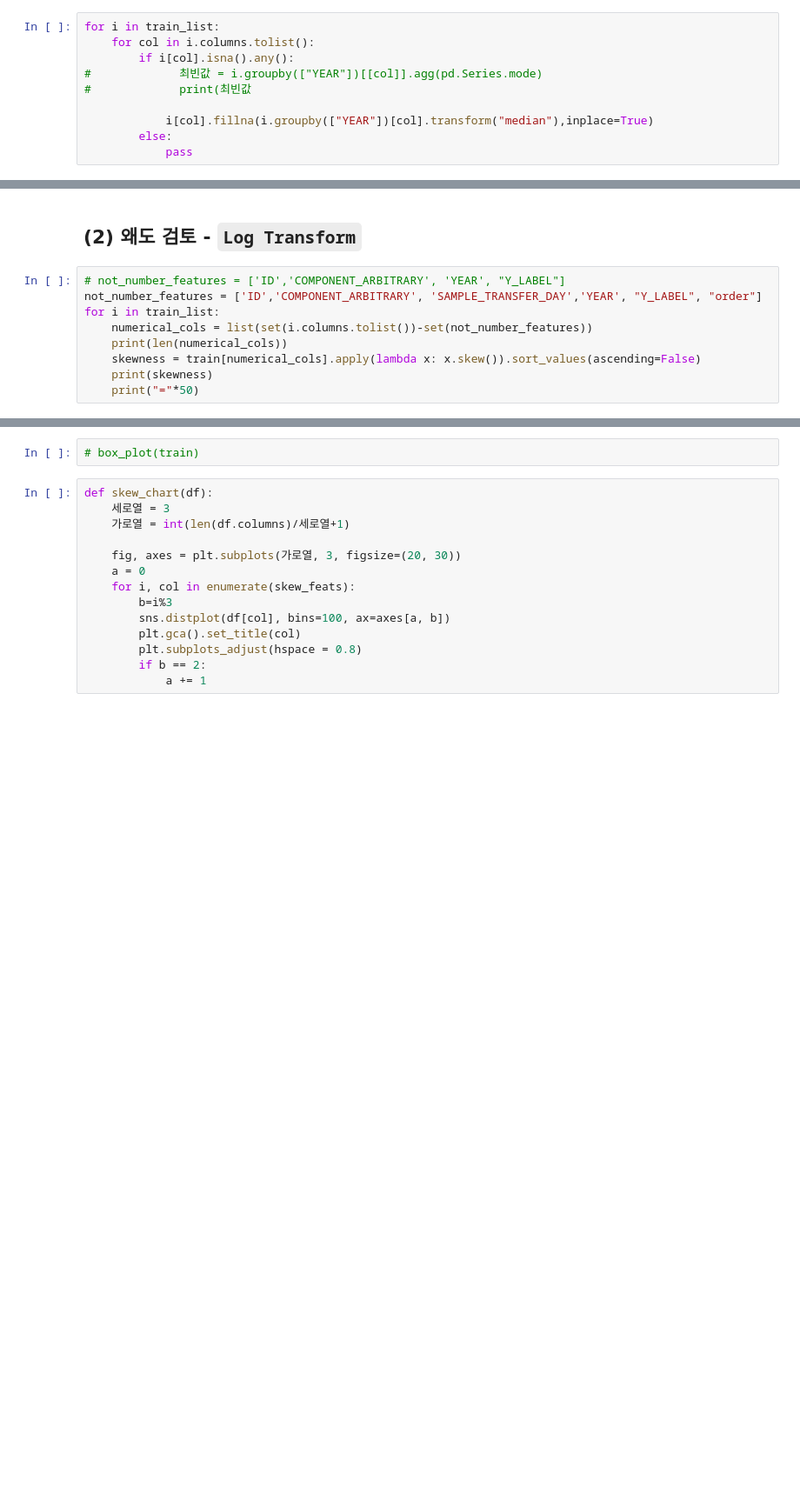
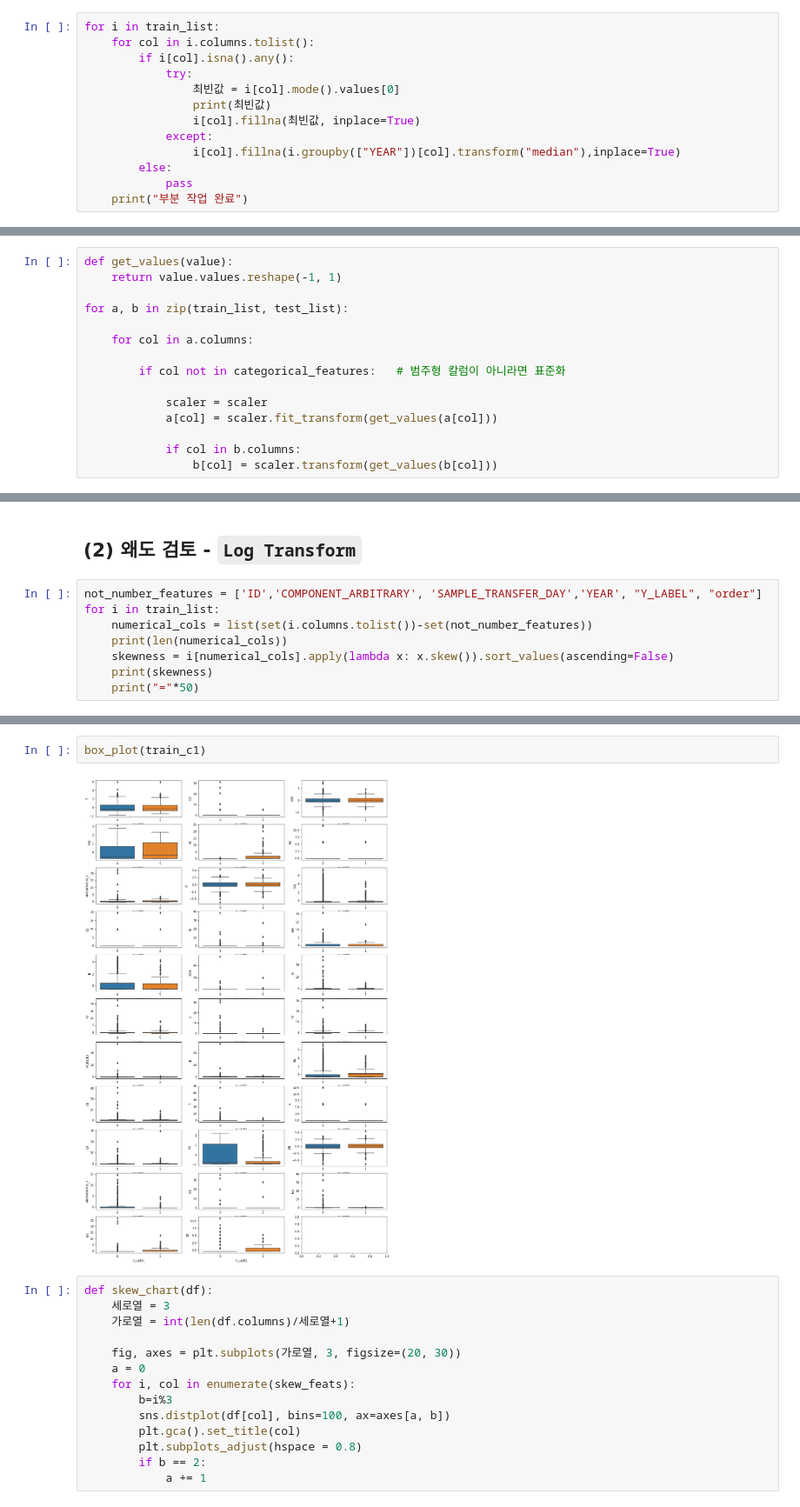
Before and after one commit to kstyle2198/dacon_oil_clfs, a Jupyter notebook: try7_EDA & Feature Engineering.ipynb, the cells around one changed output, grey strips where cells are left out. Shown at 87% size. Saved outputs shown, nothing was run; the diff lists cells and outputs as text; blank space fills up the shorter version.

```diff
--- a/try7_EDA & Feature Engineering.ipynb
+++ b/try7_EDA & Feature Engineering.ipynb
@@ -143,9 +145,12 @@ for i in train_list:
 for i in train_list:
     for col in i.columns.tolist():
         if i[col].isna().any():
-#             최빈값 = i.groupby(["YEAR"])[[col]].agg(pd.Series.mode)
-#             print(최빈값
-
-            i[col].fillna(i.groupby(["YEAR"])[col].transform("median"),inplace=True)
+            try:
+                최빈값 = i[col].mode().values[0]
+                print(최빈값)
+                i[col].fillna(최빈값, inplace=True)
+            except:
+                i[col].fillna(i.groupby(["YEAR"])[col].transform("median"),inplace=True)
         else:
             pass
+    print("부분 작업 완료")
@@ -214,0 +302,15 @@ for i in test_list:
+# %%
+def get_values(value):
+    return value.values.reshape(-1, 1)
+
+for a, b in zip(train_list, test_list):
+
+    for col in a.columns:
+
+        if col not in categorical_features:   # 범주형 칼럼이 아니라면 표준화
+
+            scaler = scaler
+            a[col] = scaler.fit_transform(get_values(a[col]))
+
+            if col in b.columns:
+                b[col] = scaler.transform(get_values(b[col]))
@@ -215,12 +357,11 @@ for i in test_list:
 # %% [markdown]
 ## (2) 왜도 검토 - `Log Transform`
 # %%
-# not_number_features = ['ID','COMPONENT_ARBITRARY', 'YEAR', "Y_LABEL"]
 not_number_features = ['ID','COMPONENT_ARBITRARY', 'SAMPLE_TRANSFER_DAY','YEAR', "Y_LABEL", "order"]
 for i in train_list:
     numerical_cols = list(set(i.columns.tolist())-set(not_number_features))
     print(len(numerical_cols))
-    skewness = train[numerical_cols].apply(lambda x: x.skew()).sort_values(ascending=False)
+    skewness = i[numerical_cols].apply(lambda x: x.skew()).sort_values(ascending=False)
     print(skewness)
     print("="*50)
 # %% [output]
@@ -255,7 +396,9 @@ def box_plot(df):
             if b == 2:
                 a += 1
 # %%
-# box_plot(train)
+box_plot(train_c1)
+# %% [output]
+[figure, added]
 # %%
 def skew_chart(df):
     세로열 = 3
```
Also changed, not shown: parts of 75 cells of this notebook, 8 other files.
